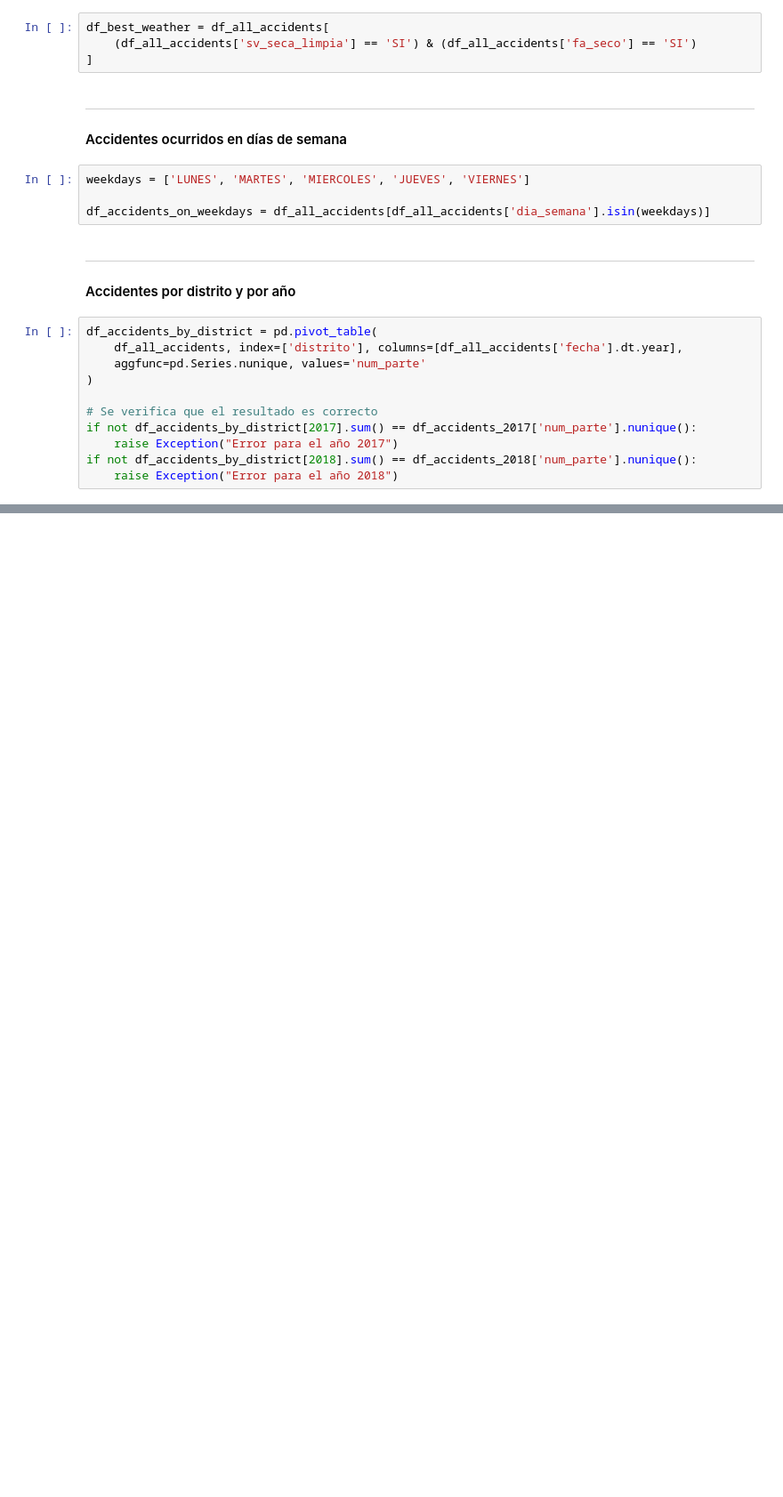
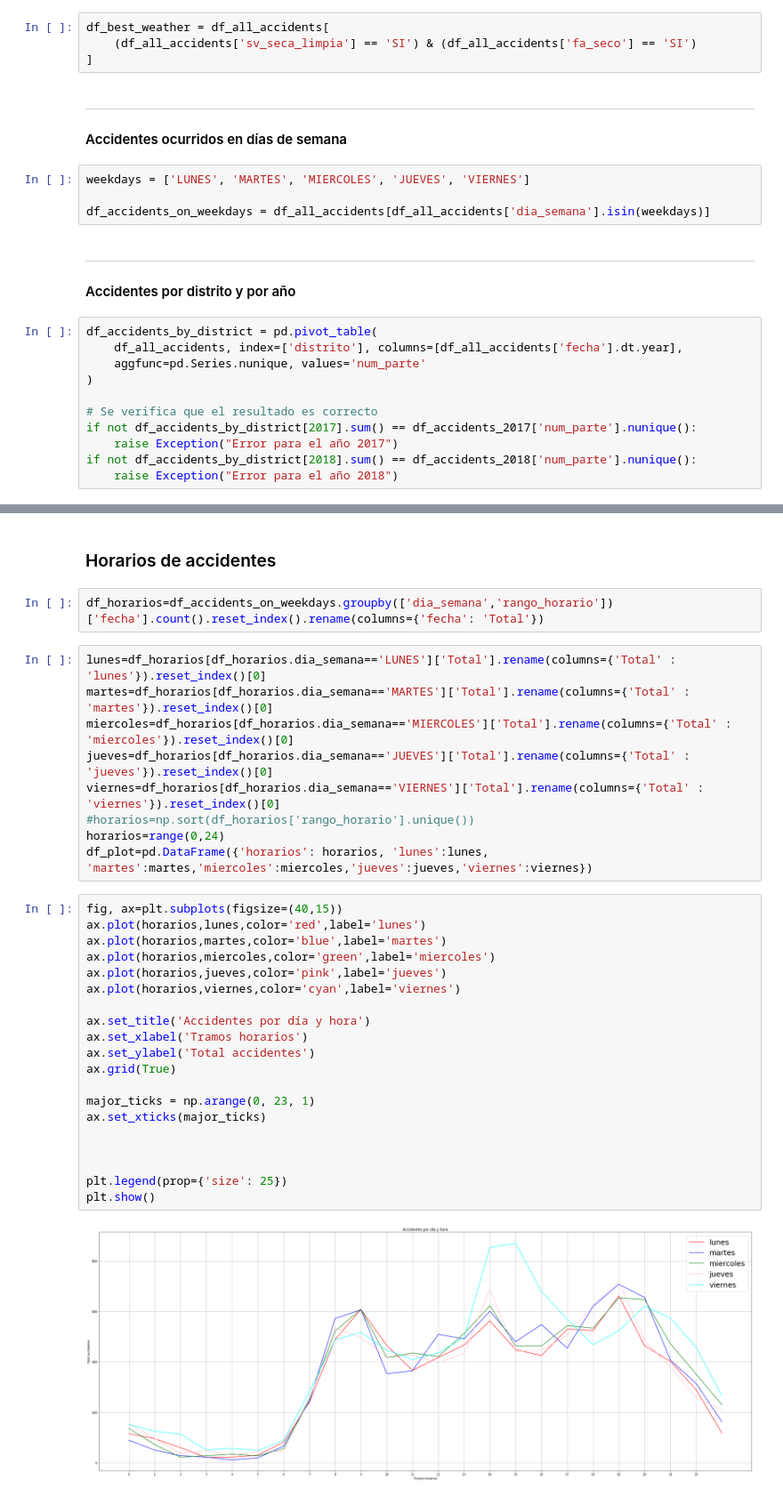
Before and after one commit to nelsonsaturno/practica_analitica, a Jupyter notebook: accidentes_madrid.ipynb, the cells around one changed output, grey strips where cells are left out. Shown at 89% size. Cells and saved outputs as stored; diff of their text form; blank space fills up the shorter version.

```diff
--- a/accidentes_madrid.ipynb
+++ b/accidentes_madrid.ipynb
@@ -132,0 +291,35 @@ if not df_accidents_2018['num_victimas'].sum() == df_injuries_by_year[2018].sum(
+# %% [markdown]
+### Horarios de accidentes
+# %%
+df_horarios=df_accidents_on_weekdays.groupby(['dia_semana','rango_horario'])['fecha'].count().reset_index().rename(columns={'fecha': 'Total'})
+# %%
+lunes=df_horarios[df_horarios.dia_semana=='LUNES']['Total'].rename(columns={'Total' : 'lunes'}).reset_index()[0]
+martes=df_horarios[df_horarios.dia_semana=='MARTES']['Total'].rename(columns={'Total' : 'martes'}).reset_index()[0]
+miercoles=df_horarios[df_horarios.dia_semana=='MIERCOLES']['Total'].rename(columns={'Total' : 'miercoles'}).reset_index()[0]
+jueves=df_horarios[df_horarios.dia_semana=='JUEVES']['Total'].rename(columns={'Total' : 'jueves'}).reset_index()[0]
+viernes=df_horarios[df_horarios.dia_semana=='VIERNES']['Total'].rename(columns={'Total' : 'viernes'}).reset_index()[0]
+#horarios=np.sort(df_horarios['rango_horario'].unique())
+horarios=range(0,24)
+df_plot=pd.DataFrame({'horarios': horarios, 'lunes':lunes, 'martes':martes,'miercoles':miercoles,'jueves':jueves,'viernes':viernes})
+# %%
+fig, ax=plt.subplots(figsize=(40,15))
+ax.plot(horarios,lunes,color='red',label='lunes')
+ax.plot(horarios,martes,color='blue',label='martes')
+ax.plot(horarios,miercoles,color='green',label='miercoles')
+ax.plot(horarios,jueves,color='pink',label='jueves')
+ax.plot(horarios,viernes,color='cyan',label='viernes')
+
+ax.set_title('Accidentes por día y hora')
+ax.set_xlabel('Tramos horarios')
+ax.set_ylabel('Total accidentes')
+ax.grid(True)
+
+major_ticks = np.arange(0, 23, 1)
+ax.set_xticks(major_ticks)
+
+
+
+plt.legend(prop={'size': 25})
+plt.show()
+# %% [output]
+[figure, added]
```
Also changed, not shown: parts of 16 cells of this notebook.
